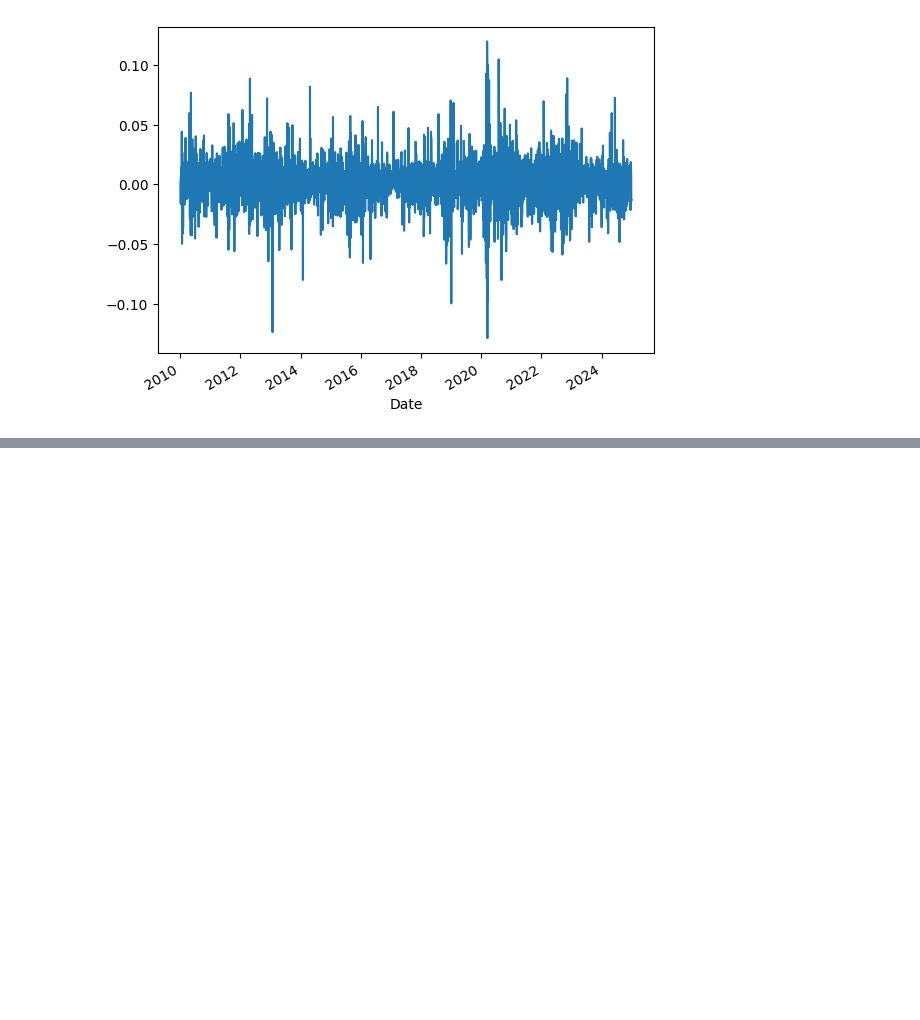
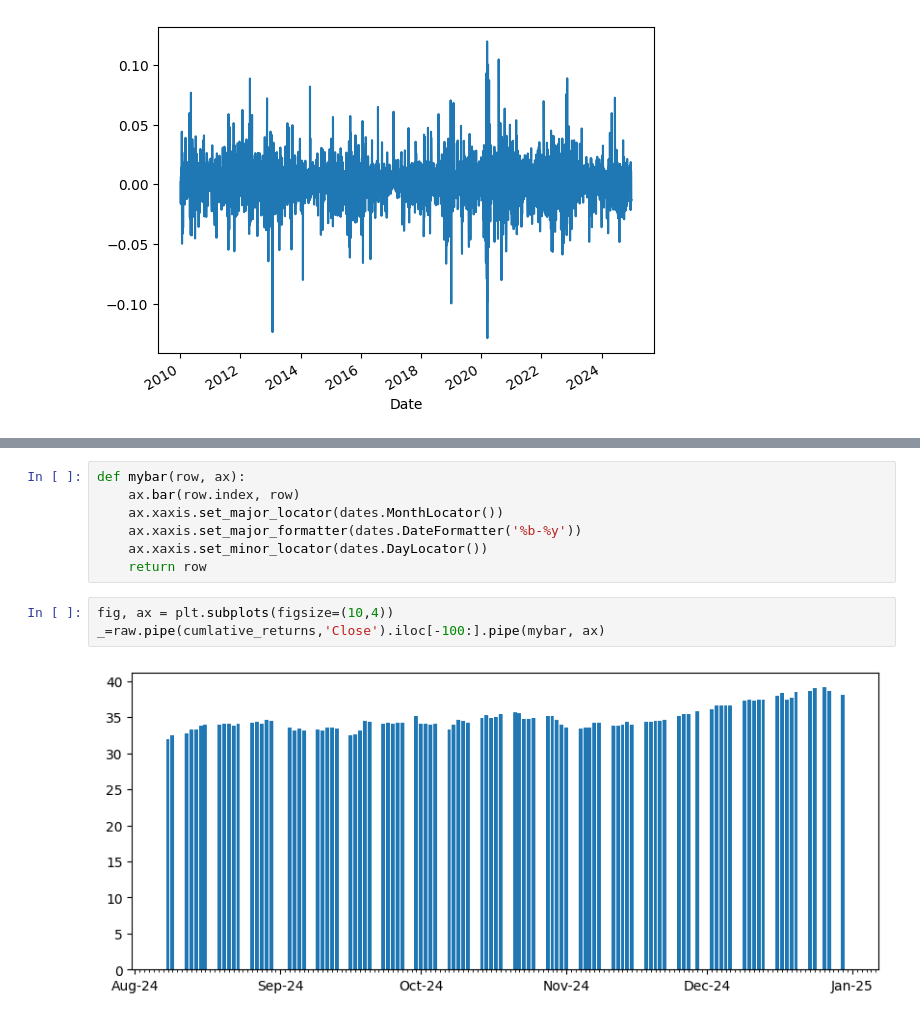
Before and after one commit to MohamedRamadanYakoup/30-Days-of-Code, a Jupyter notebook: Finance/note1.ipynb, the cells around one changed output, grey strips where cells are left out. Drawn from its saved outputs; the diff is of its cells as text; blank space fills up the shorter version.

```diff
--- a/Finance/note1.ipynb
+++ b/Finance/note1.ipynb
@@ -83,0 +111,12 @@ raw.pct_change().Close.plot()
+# %%
+def mybar(row, ax):
+    ax.bar(row.index, row)
+    ax.xaxis.set_major_locator(dates.MonthLocator())
+    ax.xaxis.set_major_formatter(dates.DateFormatter('%b-%y'))
+    ax.xaxis.set_minor_locator(dates.DayLocator())
+    return row
+# %%
+fig, ax = plt.subplots(figsize=(10,4))
+_=raw.pipe(cumlative_returns,'Close').iloc[-100:].pipe(mybar, ax)
+# %% [output]
+[figure, added]
```
Also changed, not shown: parts of 4 cells of this notebook.
